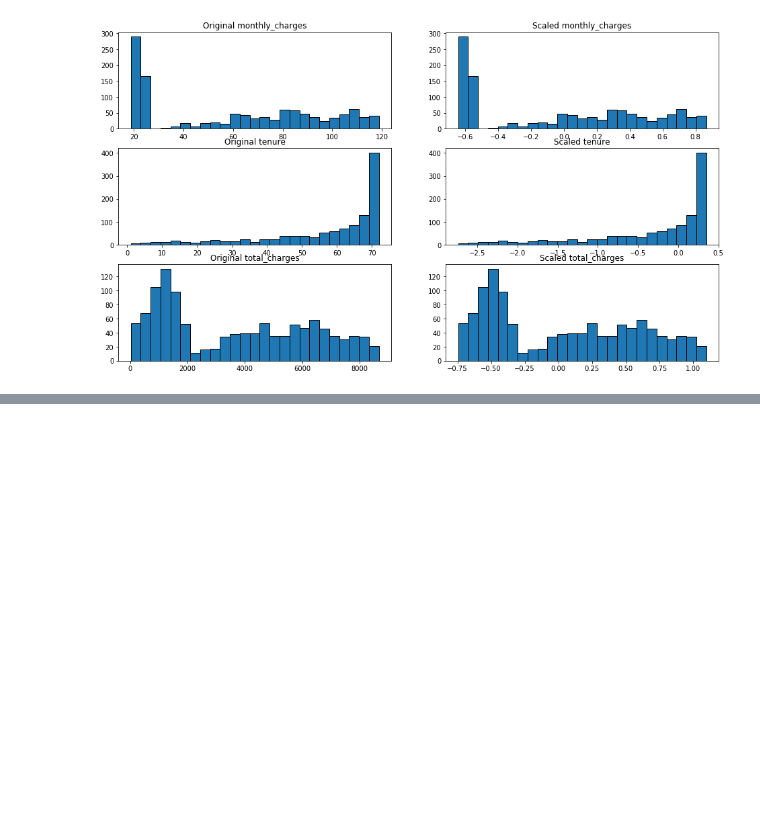
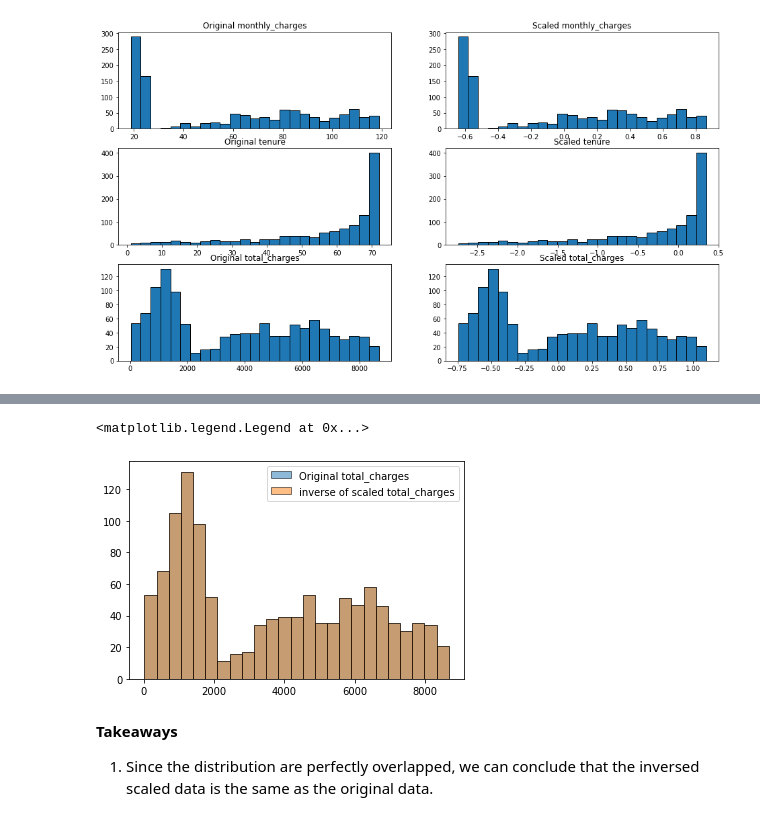
Before and after one commit to Yongliang-Shi/regression-exercises, a Jupyter notebook: scaling.ipynb, the cells around one changed output, grey strips where cells are left out. Cells and saved outputs as stored; diff of their text form; code cells hidden in the pictures; blank space fills up the shorter version.

```diff
--- a/scaling.ipynb
+++ b/scaling.ipynb
@@ -186,0 +320,11 @@ Text(0.5, 1.0, 'Scaled total_charges')
+# %%
+plt.hist(train_minmax_inv.total_charges, bins=25, ec='black', alpha=0.5, label='Original total_charges')
+plt.hist(train_minmax_inv.total_charges_scaled_inversed, bins=25, ec='black', alpha = 0.5,
+         label='inverse of scaled total_charges')
+plt.legend()
+# %% [output]
+<matplotlib.legend.Legend at 0x...>
+[figure, added]
+# %% [markdown]
+**Takeaways**
+1. Since the distribution are perfectly overlapped, we can conclude that the inversed scaled data is the same as the original data.
```
Also changed, not shown: parts of 20 cells of this notebook.
